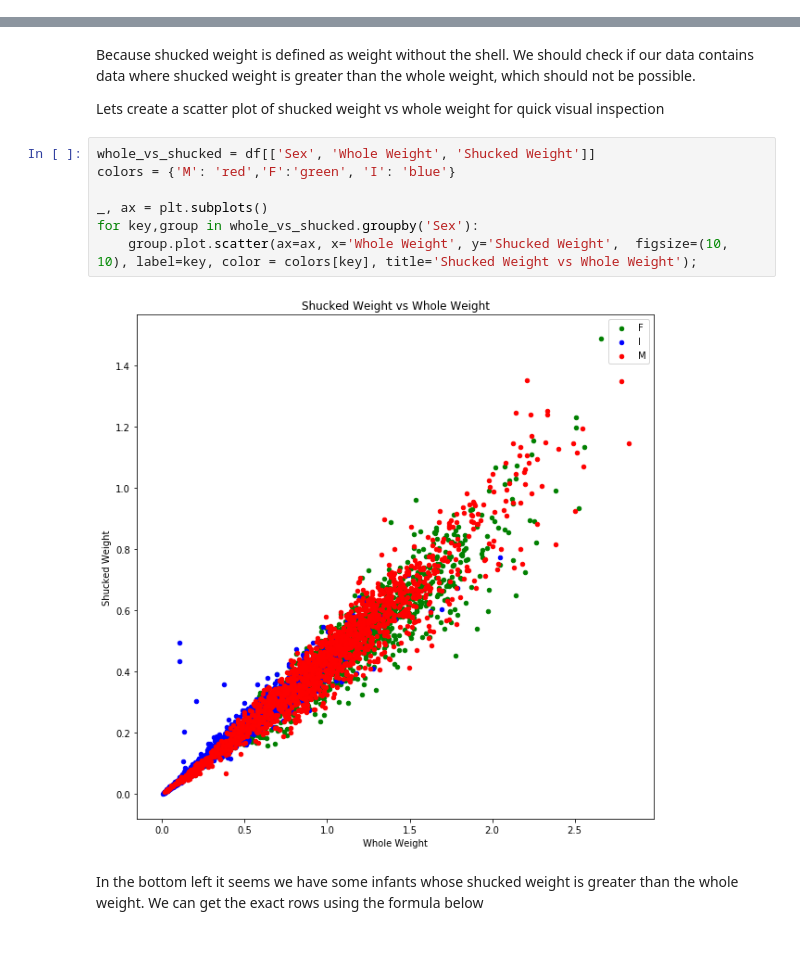
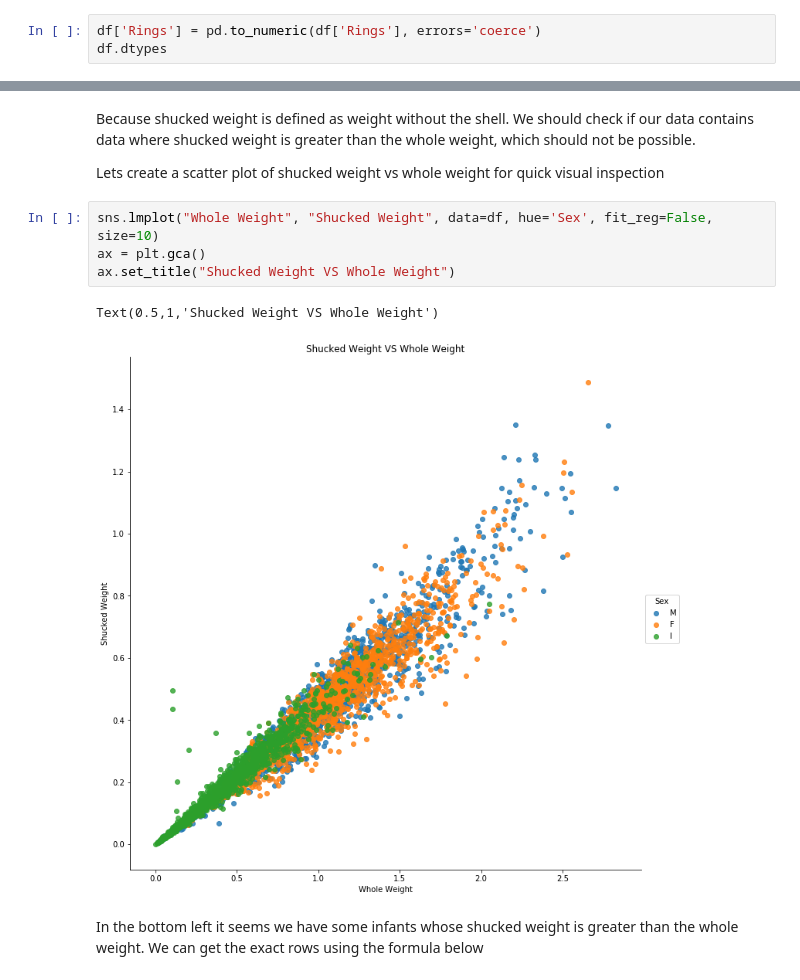
Before and after one commit to el-davo/msc-data-analytics-notebook, a Jupyter notebook: task1.ipynb, the cells around one changed output, grey strips where cells are left out. Drawn from its saved outputs; the diff is of its cells as text; blank space fills up the shorter version.

```diff
--- a/task1.ipynb
+++ b/task1.ipynb
@@ -76,0 +95,3 @@ We can see above that the row length has reduced from 4177 to 4174. This is a di
+# %%
+df['Rings'] = pd.to_numeric(df['Rings'], errors='coerce')
+df.dtypes
@@ -111,15 +143,13 @@ df.head()
 Because shucked weight is defined as weight without the shell. We should check if our data contains data where shucked weight is greater than the whole weight, which should not be possible.
 
 Lets create a scatter plot of shucked weight vs whole weight for quick visual inspection
-# %%
-whole_vs_shucked = df[['Sex', 'Whole Weight', 'Shucked Weight']]
-colors = {'M': 'red','F':'green', 'I': 'blue'}
-
-_, ax = plt.subplots()
-for key,group in whole_vs_shucked.groupby('Sex'):
-    group.plot.scatter(ax=ax, x='Whole Weight', y='Shucked Weight',  figsize=(10, 10), label=key, color = colors[key], title='Shucked Weight vs Whole Weight');
-# %% [output]
-[figure, removed]
+# %%
+sns.lmplot("Whole Weight", "Shucked Weight", data=df, hue='Sex', fit_reg=False, size=10)
+ax = plt.gca()
+ax.set_title("Shucked Weight VS Whole Weight")
+# %% [output]
+Text(0.5,1,'Shucked Weight VS Whole Weight')
+[figure, added]
 # %% [markdown]
 In the bottom left it seems we have some infants whose shucked weight is greater than the whole weight.
 We can get the exact rows using the formula below
```
Also changed, not shown: parts of 14 cells of this notebook.
